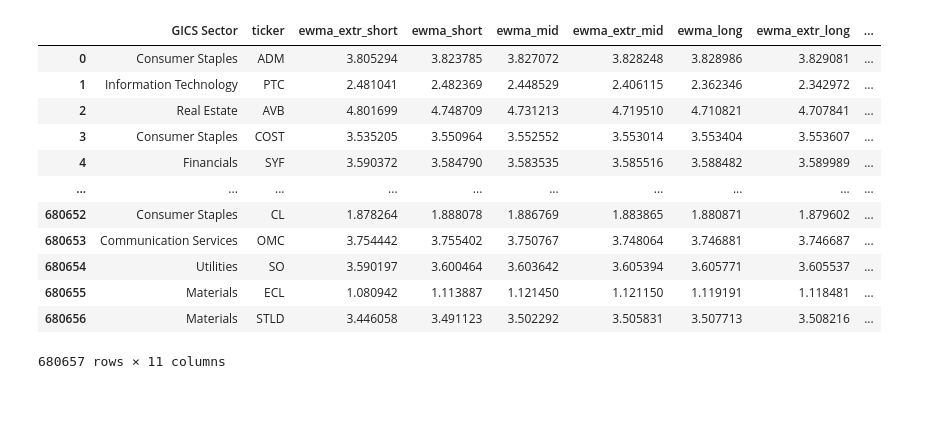
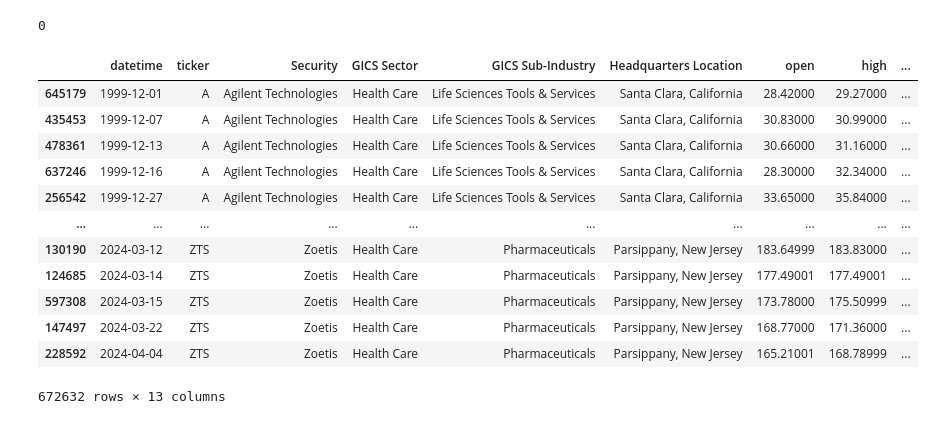
Before and after one commit to ALEE0001/stock_prediction, a Jupyter notebook: model.ipynb, the cells around one changed output. Drawn from its saved outputs; the diff is of its cells as text; code cells hidden in the pictures.

```diff
--- a/model.ipynb
+++ b/model.ipynb
@@ -52,8 +26,0 @@ data['log_close'] = data.groupby('ticker')['close'].transform(np.log)
-# %%
-# Calculate EWMA for each term
-data['ewma_extr_short'] = data['log_close'].ewm(alpha=0.1).mean()
-data['ewma_short'] = data['log_close'].ewm(alpha=0.3).mean()
-data['ewma_mid'] = data['log_close'].ewm(alpha=0.5).mean()
-data['ewma_extr_mid'] = data['log_close'].ewm(alpha=0.7).mean()
-data['ewma_long'] = data['log_close'].ewm(alpha=0.9).mean()
-data['ewma_extr_long'] = data['log_close'].ewm(alpha=0.99).mean()
@@ -87,3 +44,14 @@ data = data.merge(smoothed_rsi_df, left_index=True, right_index=True)
+# %%
+# features = ['GICS Sector', 'ticker', 'ewma_extr_short', 'ewma_short', 'ewma_mid', 'ewma_extr_mid', 'ewma_long', 'ewma_extr_long', 'smoothed_rsi']
+# data['smoothed_rsi'] = data['smoothed_rsi'].fillna(0)
+data['7dClose'] = data.groupby('ticker')['close'].transform(lambda x: x.shift(7))
+data.dropna(subset=['7dClose'], inplace=True)
+
+target_col = '7dClose'
+X = data.drop(target_col, axis=1)
+y = data[target_col]
+
+X_train, X_test, y_train, y_test = train_test_split(X, y, test_size=0.2, stratify=X['GICS Sector'])
 # %%
 data.head()
 # %% [output]
@@ -101,22 +65,17 @@ MemoryError: Unable to allocate 11.2 MiB for an array with shape (1472997,) and
-# %%
-target_col = 'close'
-features = ['GICS Sector', 'ticker', 'ewma_extr_short', 'ewma_short', 'ewma_mid', 'ewma_extr_mid', 'ewma_long', 'ewma_extr_long', 'smoothed_rsi']
-
-data['smoothed_rsi'] = data['smoothed_rsi'].fillna(0)
-
-X = data.copy()[features]
-y = data.copy()[target_col]
-
-X_train, X_test, y_train, y_test = train_test_split(X, y, test_size=0.2, stratify=X['GICS Sector'])
 # %%
 def create_lgbm_pipeline(X):
+
+    drop_cols = ['Security', 'ticker', 'CIK', 'Headquarters Location', 'Date added', 'Founded', 'founded_regex']
+
+    X.drop(drop_cols, axis=1, inplace=True)
+
     # Identify numerical and categorical columns
     numerical_cols = X.select_dtypes(include=['number']).columns
     categorical_cols = X.select_dtypes(exclude=['number']).columns
 
     # Define preprocessing steps for numerical and categorical columns
     numerical_transformer = Pipeline(steps=[
-        ('scaler', MinMaxScaler())
+        ('scaler', StandardScaler())
     ])
 
     categorical_transformer = Pipeline(steps=[
@@ -180,17 +123,23 @@ R-squared (R2) on Test Set: 0.8338310937558016
+# %%
+y_test.isna().sum()
+# %% [output]
+0
 # %%
-result = pd.concat([X_test.reset_index(drop=True), y_test.reset_index(drop=True), pd.Series(preds, name='predicted_values')], axis=1)
+base_cols = ['datetime', 'ticker', 'Security', 'GICS Sector', 'GICS Sub-Industry', 'Headquarters Location', 'open', 'high', 'low', 'volume', 'close', '7dClose', 'predicted_values']
+result = pd.concat([X_test.reset_index(drop=True), y_test.reset_index(drop=True), pd.Series(preds, name='predicted_values')], axis=1).sort_values(['ticker', 'datetime'])[base_cols]
+
 result
 # %% [output]
-|  | GICS Sector | ticker | ewma_extr_short | ewma_short | ewma_mid | ewma_extr_mid | ewma_long | ewma_extr_long | ... |
-| 0 | Consumer Staples | ADM | 3.805294 | 3.823785 | 3.827072 | 3.828248 | 3.828986 | 3.829081 | ... |
-| 1 | Information Technology | PTC | 2.481041 | 2.482369 | 2.448529 | 2.406115 | 2.362346 | 2.342972 | ... |
-| 2 | Real Estate | AVB | 4.801699 | 4.748709 | 4.731213 | 4.719510 | 4.710821 | 4.707841 | ... |
-| 3 | Consumer Staples | COST | 3.535205 | 3.550964 | 3.552552 | 3.553014 | 3.553404 | 3.553607 | ... |
-| 4 | Financials | SYF | 3.590372 | 3.584790 | 3.583535 | 3.585516 | 3.588482 | 3.589989 | ... |
+|  | datetime | ticker | Security | GICS Sector | GICS Sub-Industry | Headquarters Location | open | high | ... |
+| 645179 | 1999-12-01 | A | Agilent Technologies | Health Care | Life Sciences Tools & Services | Santa Clara, California | 28.42000 | 29.27000 | ... |
+| 435453 | 1999-12-07 | A | Agilent Technologies | Health Care | Life Sciences Tools & Services | Santa Clara, California | 30.83000 | 30.99000 | ... |
+| 478361 | 1999-12-13 | A | Agilent Technologies | Health Care | Life Sciences Tools & Services | Santa Clara, California | 30.66000 | 31.16000 | ... |
+| 637246 | 1999-12-16 | A | Agilent Technologies | Health Care | Life Sciences Tools & Services | Santa Clara, California | 28.30000 | 32.34000 | ... |
+| 256542 | 1999-12-27 | A | Agilent Technologies | Health Care | Life Sciences Tools & Services | Santa Clara, California | 33.65000 | 35.84000 | ... |
 | ... | ... | ... | ... | ... | ... | ... | ... | ... | ... |
-| 680652 | Consumer Staples | CL | 1.878264 | 1.888078 | 1.886769 | 1.883865 | 1.880871 | 1.879602 | ... |
-| 680653 | Communication Services | OMC | 3.754442 | 3.755402 | 3.750767 | 3.748064 | 3.746881 | 3.746687 | ... |
-| 680654 | Utilities | SO | 3.590197 | 3.600464 | 3.603642 | 3.605394 | 3.605771 | 3.605537 | ... |
-| 680655 | Materials | ECL | 1.080942 | 1.113887 | 1.121450 | 1.121150 | 1.119191 | 1.118481 | ... |
-| 680656 | Materials | STLD | 3.446058 | 3.491123 | 3.502292 | 3.505831 | 3.507713 | 3.508216 | ... |
+| 130190 | 2024-03-12 | ZTS | Zoetis | Health Care | Pharmaceuticals | Parsippany, New Jersey | 183.64999 | 183.83000 | ... |
+| 124685 | 2024-03-14 | ZTS | Zoetis | Health Care | Pharmaceuticals | Parsippany, New Jersey | 177.49001 | 177.49001 | ... |
+| 597308 | 2024-03-15 | ZTS | Zoetis | Health Care | Pharmaceuticals | Parsippany, New Jersey | 173.78000 | 175.50999 | ... |
+| 147497 | 2024-03-22 | ZTS | Zoetis | Health Care | Pharmaceuticals | Parsippany, New Jersey | 168.77000 | 171.36000 | ... |
+| 228592 | 2024-04-04 | ZTS | Zoetis | Health Care | Pharmaceuticals | Parsippany, New Jersey | 165.21001 | 168.78999 | ... |
-680657 rows × 11 columns
+672632 rows × 13 columns
```
Also changed, not shown: parts of 17 cells of this notebook, 1 other file.
